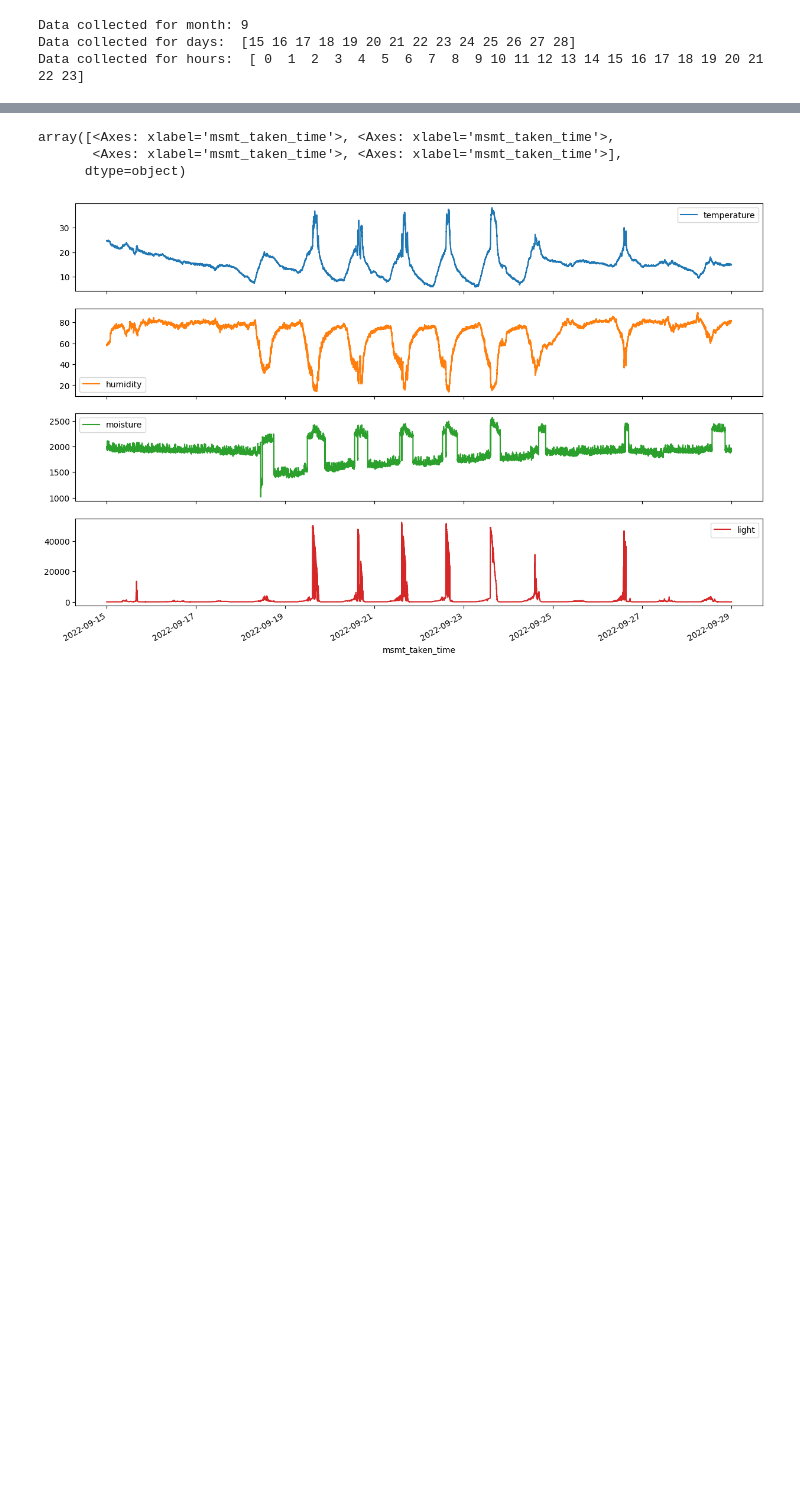
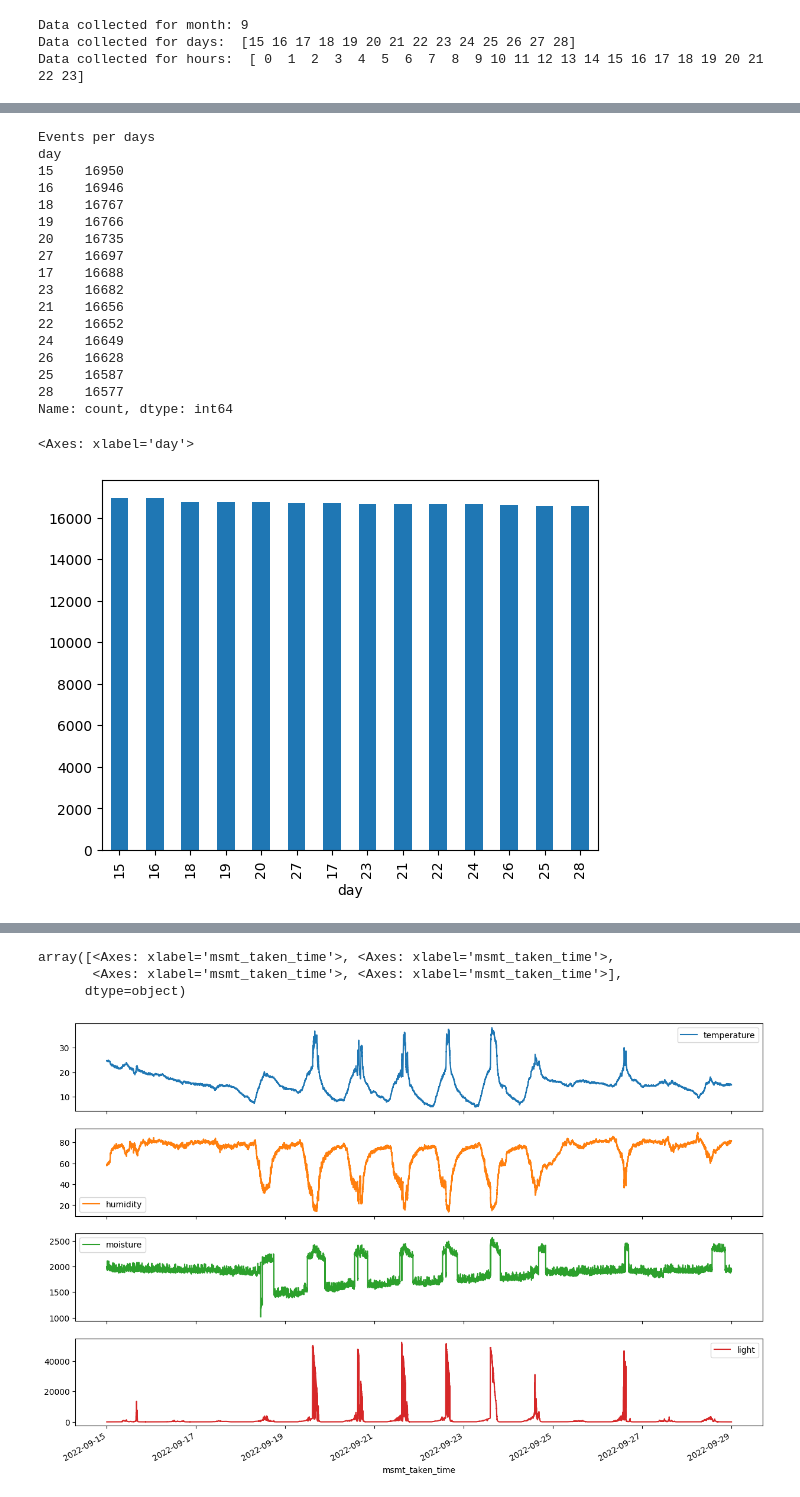
Before and after one commit to santausd/plant_health_assessment_model, a Jupyter notebook: AAI_530_A1_Group_1_IoT_Based_Crop_Monitoring_and_Health_Assessment.ipynb, the cells around one changed output, grey strips where cells are left out. Cells and saved outputs as stored; diff of their text form; code cells hidden in the pictures; blank space fills up the shorter version.

```diff
--- a/AAI_530_A1_Group_1_IoT_Based_Crop_Monitoring_and_Health_Assessment.ipynb
+++ b/AAI_530_A1_Group_1_IoT_Based_Crop_Monitoring_and_Health_Assessment.ipynb
@@ -201,0 +246,24 @@ Data collected for hours:  [ 0  1  2  3  4  5  6  7  8  9 10 11 12 13 14 15 16 1
+# %%
+print("Events per days")
+print(sensor_wo_mp_df.day.value_counts())
+sensor_wo_mp_df.day.value_counts().plot.bar()
+# %% [output]
+Events per days
+day
+15    16950
+16    16946
+18    16767
+19    16766
+20    16735
+27    16697
+17    16688
+23    16682
+21    16656
+22    16652
+24    16649
+26    16628
+25    16587
+28    16577
+Name: count, dtype: int64
+<Axes: xlabel='day'>
+[figure, added]
```
Also changed, not shown: parts of 35 cells of this notebook.
